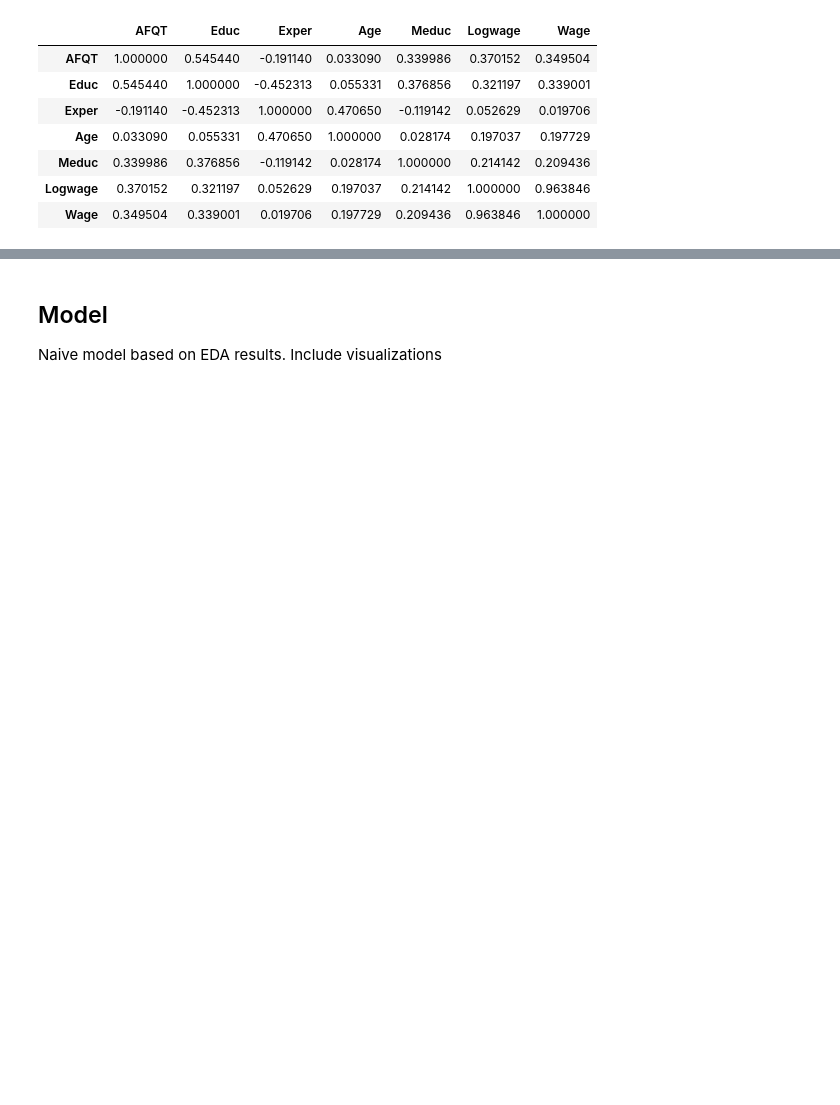
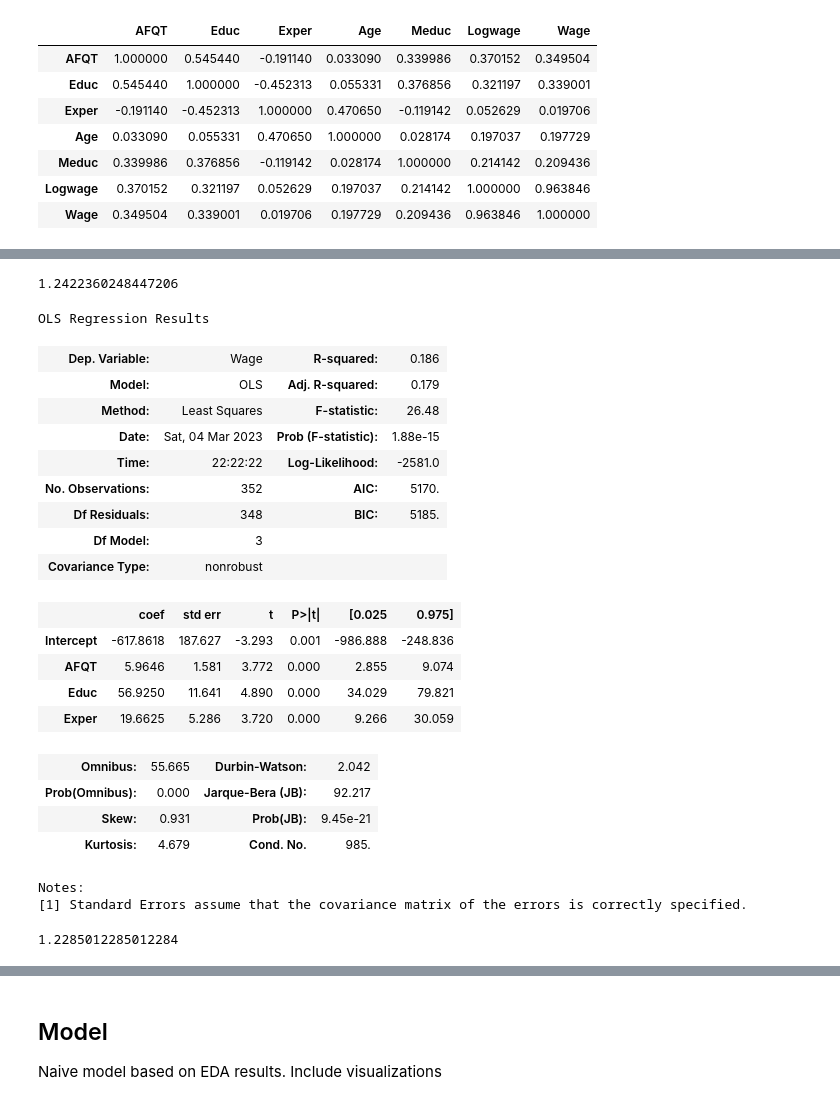
Before and after one commit to alandaz/DataScienceRepo, a Jupyter notebook: Education Model.ipynb, the cells around one changed output, grey strips where cells are left out. Saved outputs shown, nothing was run; the diff lists cells and outputs as text; code cells hidden in the pictures; blank space fills up the shorter version.

```diff
--- a/Education Model.ipynb
+++ b/Education Model.ipynb
@@ -211,0 +205,5 @@ This indicates moderate VIF
+# %%
+#VIF for wage:
+1/(1-0.195)
+# %% [output]
+1.2422360248447206
@@ -211,0 +212,31 @@ This indicates moderate VIF
+# %%
+ols_object_2 = smf.ols(formula = 'Wage~AFQT+Educ+Exper', data = train)
+model_log_2 = ols_object_2.fit()
+model_log_2.summary()
+# %% [output]
+OLS Regression Results
+| Dep. Variable: | Wage | R-squared: | 0.186 |
+| Model: | OLS | Adj. R-squared: | 0.179 |
+| Method: | Least Squares | F-statistic: | 26.48 |
+| Date: | Sat, 04 Mar 2023 | Prob (F-statistic): | 1.88e-15 |
+| Time: | 22:22:22 | Log-Likelihood: | -2581.0 |
+| No. Observations: | 352 | AIC: | 5170. |
+| Df Residuals: | 348 | BIC: | 5185. |
+| Df Model: | 3 |  |  |
+| Covariance Type: | nonrobust |  |  |
+|  | coef | std err | t | P>|t| | [0.025 | 0.975] |
+| Intercept | -617.8618 | 187.627 | -3.293 | 0.001 | -986.888 | -248.836 |
+| AFQT | 5.9646 | 1.581 | 3.772 | 0.000 | 2.855 | 9.074 |
+| Educ | 56.9250 | 11.641 | 4.890 | 0.000 | 34.029 | 79.821 |
+| Exper | 19.6625 | 5.286 | 3.720 | 0.000 | 9.266 | 30.059 |
+| Omnibus: | 55.665 | Durbin-Watson: | 2.042 |
+| Prob(Omnibus): | 0.000 | Jarque-Bera (JB): | 92.217 |
+| Skew: | 0.931 | Prob(JB): | 9.45e-21 |
+| Kurtosis: | 4.679 | Cond. No. | 985. |
+Notes:
+[1] Standard Errors assume that the covariance matrix of the errors is correctly specified.
+# %%
+#VIF for wage:
+1/(1-0.186)
+# %% [output]
+1.2285012285012284
```
Also changed, not shown: parts of 28 cells of this notebook.
